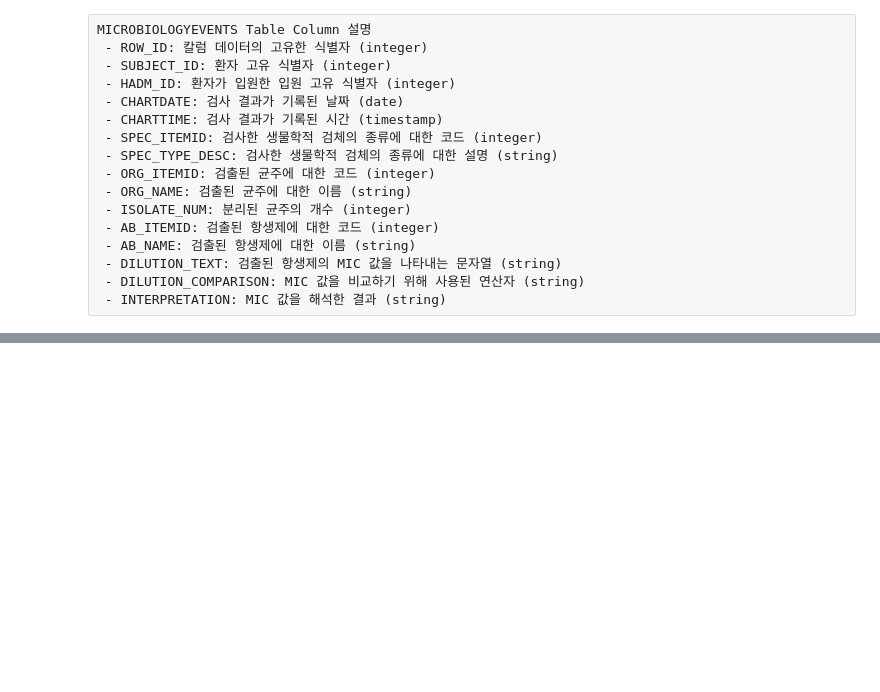
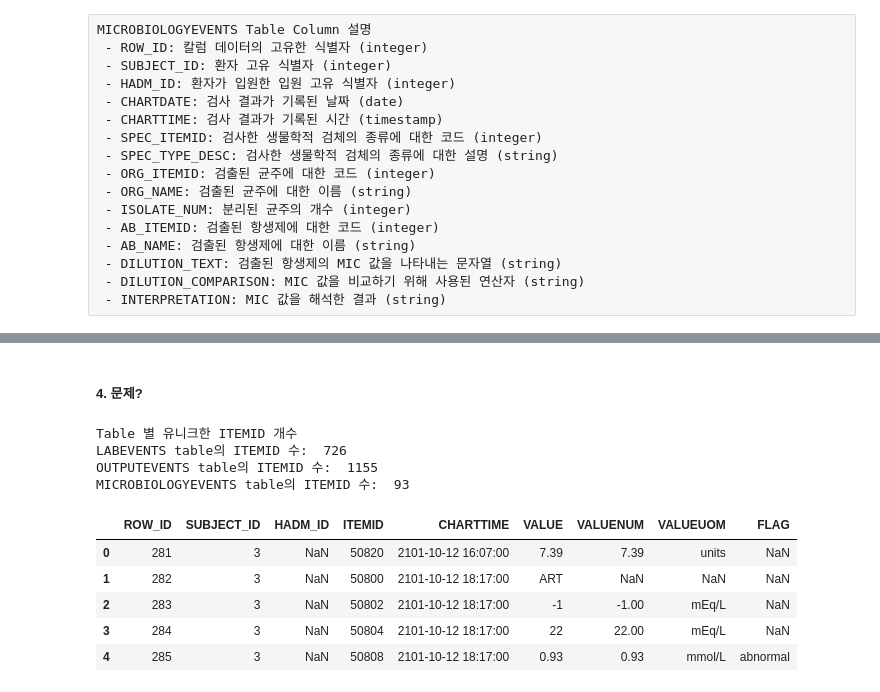
Before and after one commit to NohJangHyun/MIMIC-III-mortality-prediction, a Jupyter notebook: Data Extract/Tabular Data/ITEMID Extract.ipynb, the cells around one changed output, grey strips where cells are left out. Cells and saved outputs as stored; diff of their text form; code cells hidden in the pictures; blank space fills up the shorter version.

```diff
--- a/Data Extract/Tabular Data/ITEMID Extract.ipynb
+++ b/Data Extract/Tabular Data/ITEMID Extract.ipynb
@@ -237,0 +189,24 @@ df3
+# %% [markdown]
+##### 4. 문제?
+# %%
+print("Table 별 유니크한 ITEMID 개수")
+df1 = pd.read_csv("/data/PUBLIC_DATA/MIMIC-III/LABEVENTS.csv")
+print("LABEVENTS table의 ITEMID 수: ", len(df1['ITEMID'].sort_values().unique()))
+df2 = pd.read_csv("/data/PUBLIC_DATA/MIMIC-III/OUTPUTEVENTS.csv")
+print("OUTPUTEVENTS table의 ITEMID 수: ", len(df2['ITEMID'].sort_values().unique()))
+df3 = pd.read_csv("/data/PUBLIC_DATA/MIMIC-III/MICROBIOLOGYEVENTS.csv")
+print("MICROBIOLOGYEVENTS table의 ITEMID 수: ", len(df3['SPEC_ITEMID'].sort_values().unique()))
+# %% [output]
+Table 별 유니크한 ITEMID 개수
+LABEVENTS table의 ITEMID 수:  726
+OUTPUTEVENTS table의 ITEMID 수:  1155
+MICROBIOLOGYEVENTS table의 ITEMID 수:  93
+# %%
+df1.head()
+# %% [output]
+|  | ROW_ID | SUBJECT_ID | HADM_ID | ITEMID | CHARTTIME | VALUE | VALUENUM | VALUEUOM | FLAG |
+| 0 | 281 | 3 | NaN | 50820 | 2101-10-12 16:07:00 | 7.39 | 7.39 | units | NaN |
+| 1 | 282 | 3 | NaN | 50800 | 2101-10-12 18:17:00 | ART | NaN | NaN | NaN |
+| 2 | 283 | 3 | NaN | 50802 | 2101-10-12 18:17:00 | -1 | -1.00 | mEq/L | NaN |
+| 3 | 284 | 3 | NaN | 50804 | 2101-10-12 18:17:00 | 22 | 22.00 | mEq/L | NaN |
+| 4 | 285 | 3 | NaN | 50808 | 2101-10-12 18:17:00 | 0.93 | 0.93 | mmol/L | abnormal |
```
Also changed, not shown: parts of 11 cells of this notebook.
